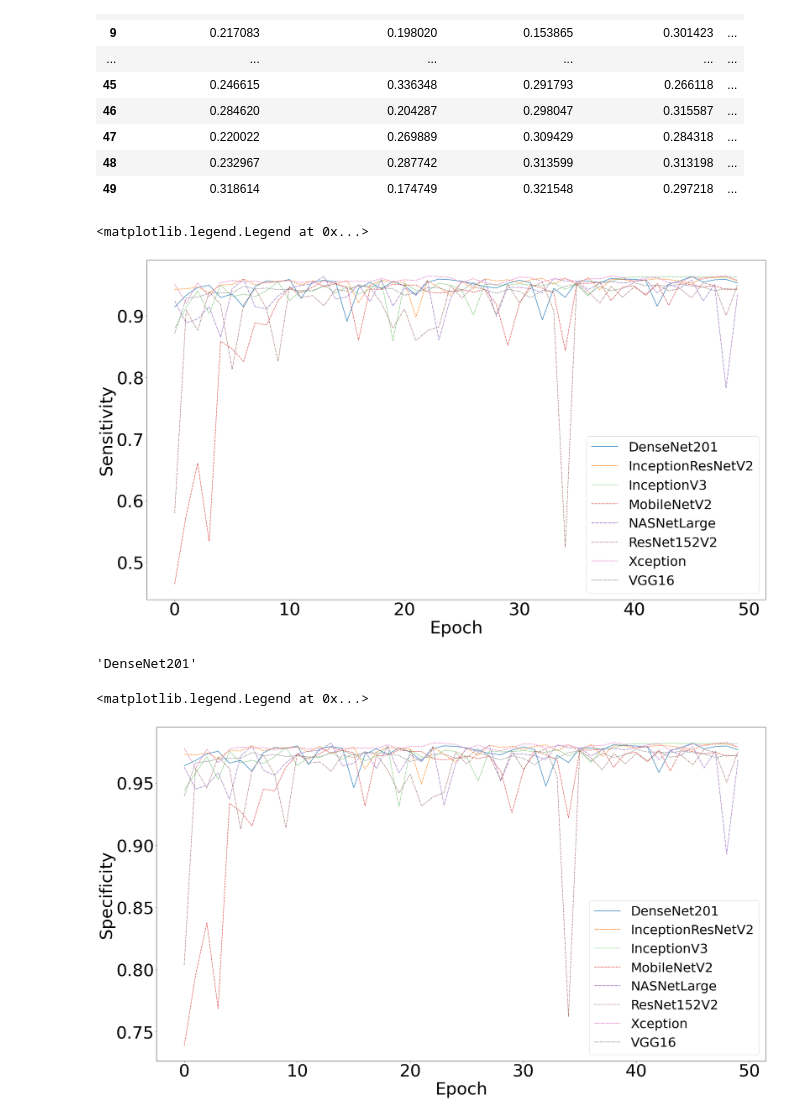
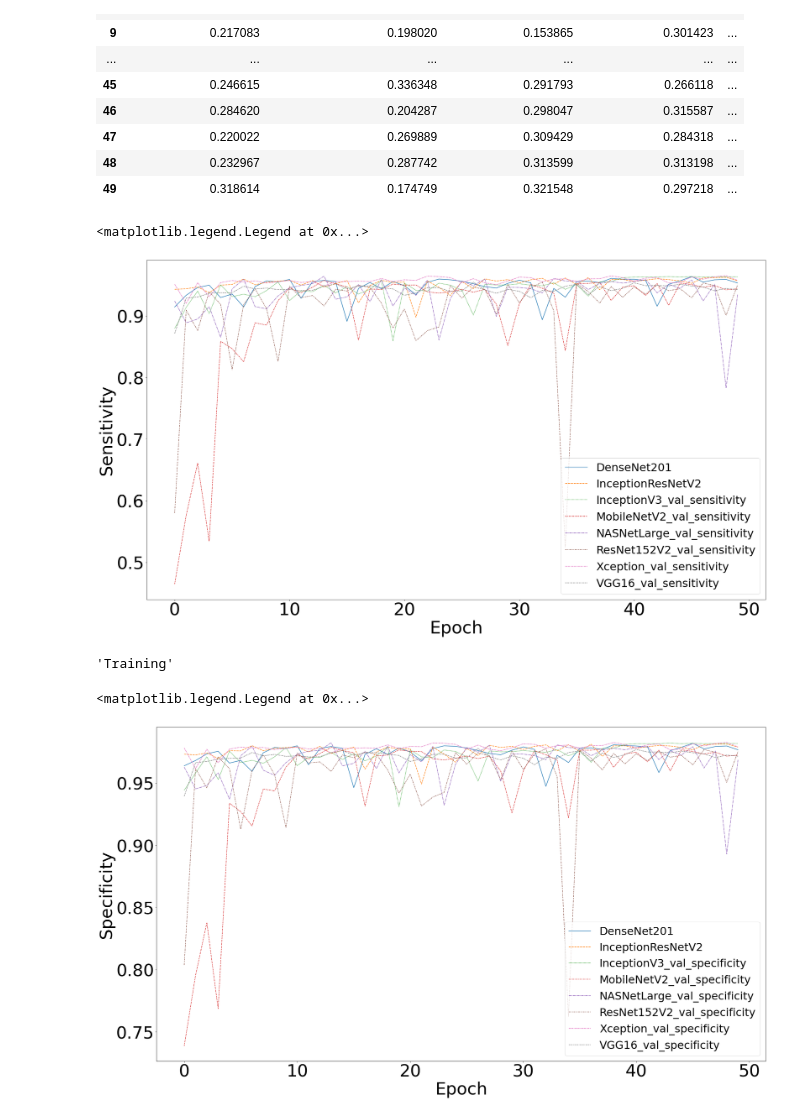
Before and after one commit to Jimut123/CXR_Covid-19, a Jupyter notebook: Graphing/Graphs.ipynb, the cells around one changed output. Cells and saved outputs as stored; diff of their text form; code cells hidden in the pictures.

Commit message:
Graphs for slides

```diff
--- a/Graphing/Graphs.ipynb
+++ b/Graphing/Graphs.ipynb
@@ -141,24 +141,24 @@ df_loss
 # %%
 import seaborn as sns
 
 rcParams['figure.figsize'] = 32,18
-rcParams['legend.fontsize'] = 38
+rcParams['legend.fontsize'] = 32
 sns.color_palette('bright')
 
 ax = sns.lineplot(data=df_sensi)
 
 ax.set_xlabel('Epoch', fontsize=50)
 ax.set_ylabel('Sensitivity', fontsize=50)
 ax.tick_params(labelsize=50)
 
 handles, labels1 = ax.get_legend_handles_labels()
 for i in range(len(labels)):
     labels1[i] = labels1[i].split("_")[0].strip()
-ax.legend(handles=handles[0:], labels=labels[0:])
+ax.legend(handles=handles[0:], labels=labels1[0:], loc='lower right')
 #ax.legend(handles= handles, labels=labels1, loc='center left', bbox_to_anchor=(1, 0.5))
 #plt.legend(loc = 2, bbox_to_anchor = (1,1))
 # %% [output]
 <matplotlib.legend.Legend at 0x...>
-[figure, old version]
+[figure, new version]
 # %%
 plt = ax.get_figure()
@@ -166,10 +166,10 @@ plt.savefig("sensitivity_graph.pdf", dpi=300, bbox_inches='tight')
 # %%
-labels[0].split("_")[0]
+labels1[0].split("_")[0]
 # %% [output]
-'DenseNet201'
+'Training'
 # %%
 rcParams['figure.figsize'] = 32,18
-rcParams['legend.fontsize'] = 38
+rcParams['legend.fontsize'] = 32
 sns.color_palette('bright')
 
 ax = sns.lineplot(data=df_speci)
@@ -181,9 +181,9 @@ ax.tick_params(labelsize=50)
 handles, labels1 = ax.get_legend_handles_labels()
 for i in range(len(labels)):
     labels1[i] = labels1[i].split("_")[0].strip()
-ax.legend(handles=handles[0:], labels=labels[0:])
+ax.legend(handles=handles[0:], labels=labels1[0:], loc='lower right')
 # %% [output]
 <matplotlib.legend.Legend at 0x...>
-[figure, old version]
+[figure, new version]
 # %%
 plt = ax.get_figure()
```
Also changed, not shown: parts of 5 cells of this notebook, 10 other files.
